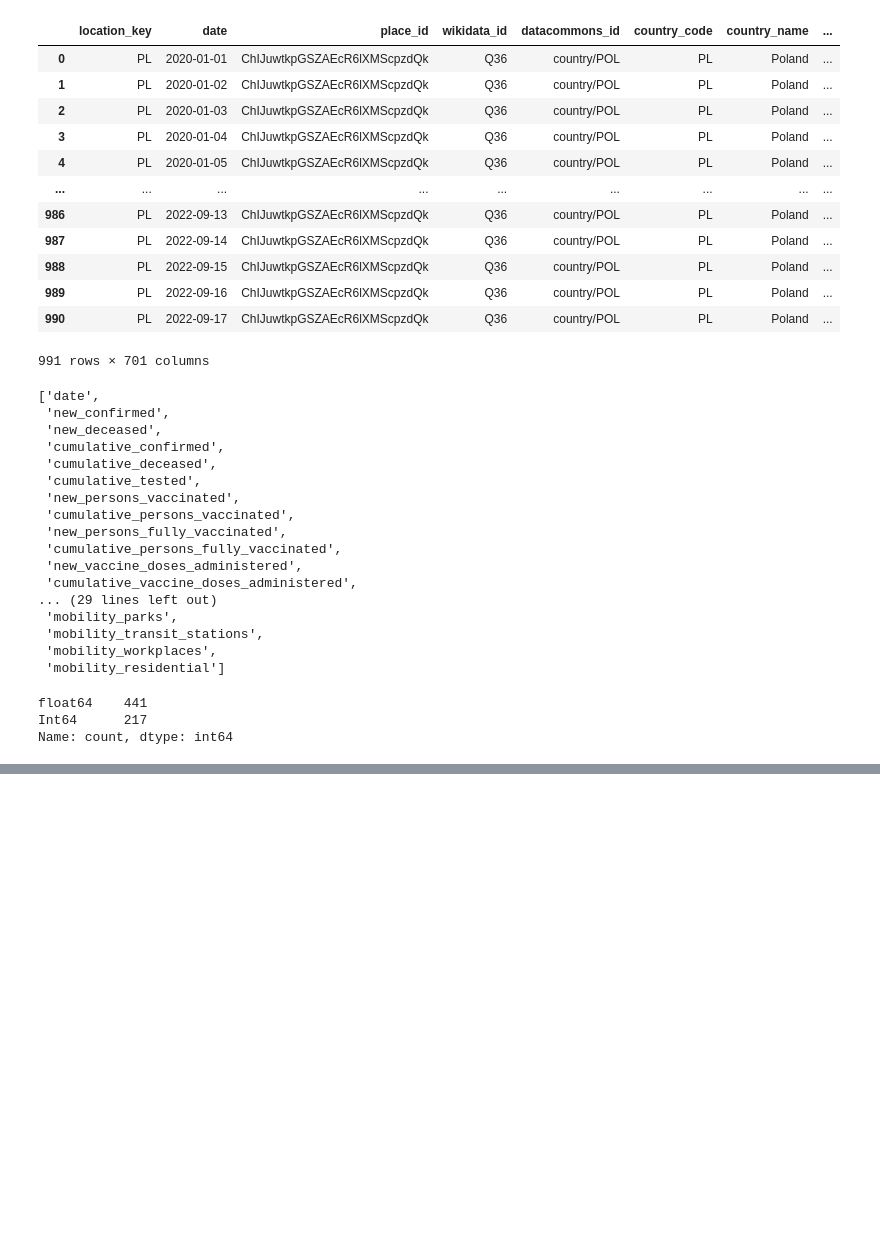
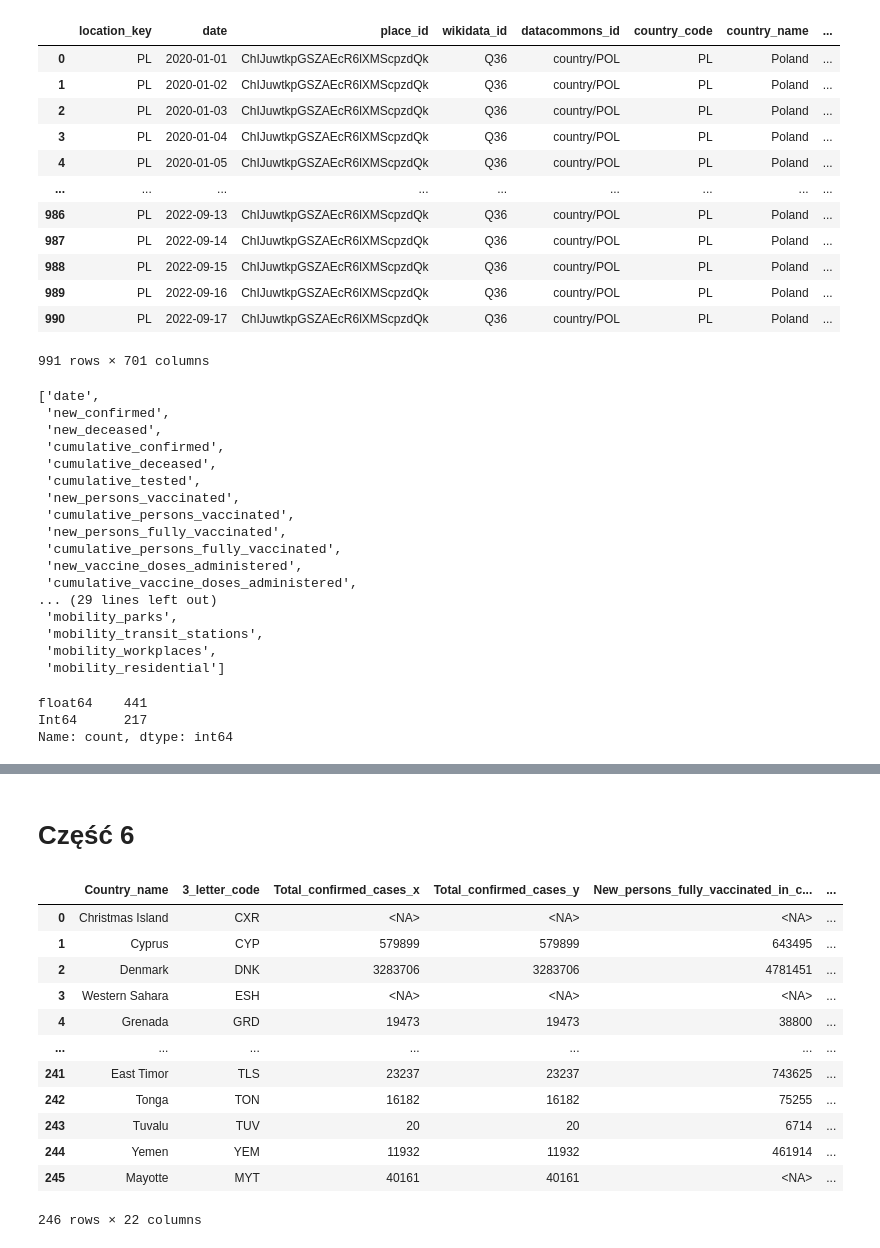
Before and after one commit to AbsZeroO/big-data, a Jupyter notebook: Poziom_1/Poziom1.ipynb, the cells around one changed output, grey strips where cells are left out. Saved outputs shown, nothing was run; the diff lists cells and outputs as text; code cells hidden in the pictures; blank space fills up the shorter version.

```diff
--- a/Poziom_1/Poziom1.ipynb
+++ b/Poziom_1/Poziom1.ipynb
@@ -139,0 +209,13 @@ Name: count, dtype: int64
+# %%
+# 4.2 Chcemy wygenerować statystyki dotyczące zachorowań na COVID-19 na całym świecie.
+
+# Tutaj są wartości null w sumie. Można podmienić na 0 COALESCE(SUM(new_confirmed), 0) ale oznaczała by to, że nikt tam nie chorował a naprawdę nie ma danych.
+query = ("""
+SELECT country_name AS `Country_name`, iso_3166_1_alpha_3 AS `3_letter_code`, SUM(new_confirmed) as `Total_confirmed_cases`
+FROM `bigquery-public-data.covid19_open_data.covid19_open_data`
+GROUP BY country_name, iso_3166_1_alpha_3
+ORDER BY country_name
+""")
+
+covid_statistic = client.query(query).to_dataframe()
+covid_statistic.to_csv("wyniki\\covid_statistic.csv", index=False)
@@ -139,0 +266,12 @@ Name: count, dtype: int64
+# %%
+# 4.4 Chcemy zaobserwować trendy i zależności dotyczące szczepień na COVID-19.
+
+query = ("""
+SELECT country_name AS `Country_name`, iso_3166_1_alpha_3 AS `3_letter_code`, SUM(new_persons_fully_vaccinated) as `New_persons_fully_vaccinated_in_country_per_day`, SUM(new_persons_vaccinated) as `Total_vacinations_in_country_per_day`
+FROM `bigquery-public-data.covid19_open_data.covid19_open_data`
+GROUP BY country_name, iso_3166_1_alpha_3
+ORDER BY country_name
+""")
+
+covid_trend_analysis = client.query(query).to_dataframe()
+covid_trend_analysis.to_csv("wyniki\\covid_trend_analysis.csv", index=False)
@@ -139,0 +357,26 @@ Name: count, dtype: int64
+# %% [markdown]
+# Część 6
+# %%
+# 6.1 world_countries.csv
+
+world_countries = pd.read_csv("world_countries.csv")
+
+merge = pd.merge(merge, world_countries, left_on=['Country_name', '3_letter_code'], right_on=['Country/Territory', 'CCA3'], how="left")
+merge.drop('Country/Territory', axis=1, inplace=True)
+merge.drop('CCA3', axis=1, inplace=True)
+
+merge
+# %% [output]
+|  | Country_name | 3_letter_code | Total_confirmed_cases_x | Total_confirmed_cases_y | New_persons_fully_vaccinated_in_c... | ... |
+| 0 | Christmas Island | CXR | <NA> | <NA> | <NA> | ... |
+| 1 | Cyprus | CYP | 579899 | 579899 | 643495 | ... |
+| 2 | Denmark | DNK | 3283706 | 3283706 | 4781451 | ... |
+| 3 | Western Sahara | ESH | <NA> | <NA> | <NA> | ... |
+| 4 | Grenada | GRD | 19473 | 19473 | 38800 | ... |
+| ... | ... | ... | ... | ... | ... | ... |
+| 241 | East Timor | TLS | 23237 | 23237 | 743625 | ... |
+| 242 | Tonga | TON | 16182 | 16182 | 75255 | ... |
+| 243 | Tuvalu | TUV | 20 | 20 | 6714 | ... |
+| 244 | Yemen | YEM | 11932 | 11932 | 461914 | ... |
+| 245 | Mayotte | MYT | 40161 | 40161 | <NA> | ... |
+246 rows × 22 columns
```
Also changed, not shown: parts of 17 cells of this notebook, 9 other files.
